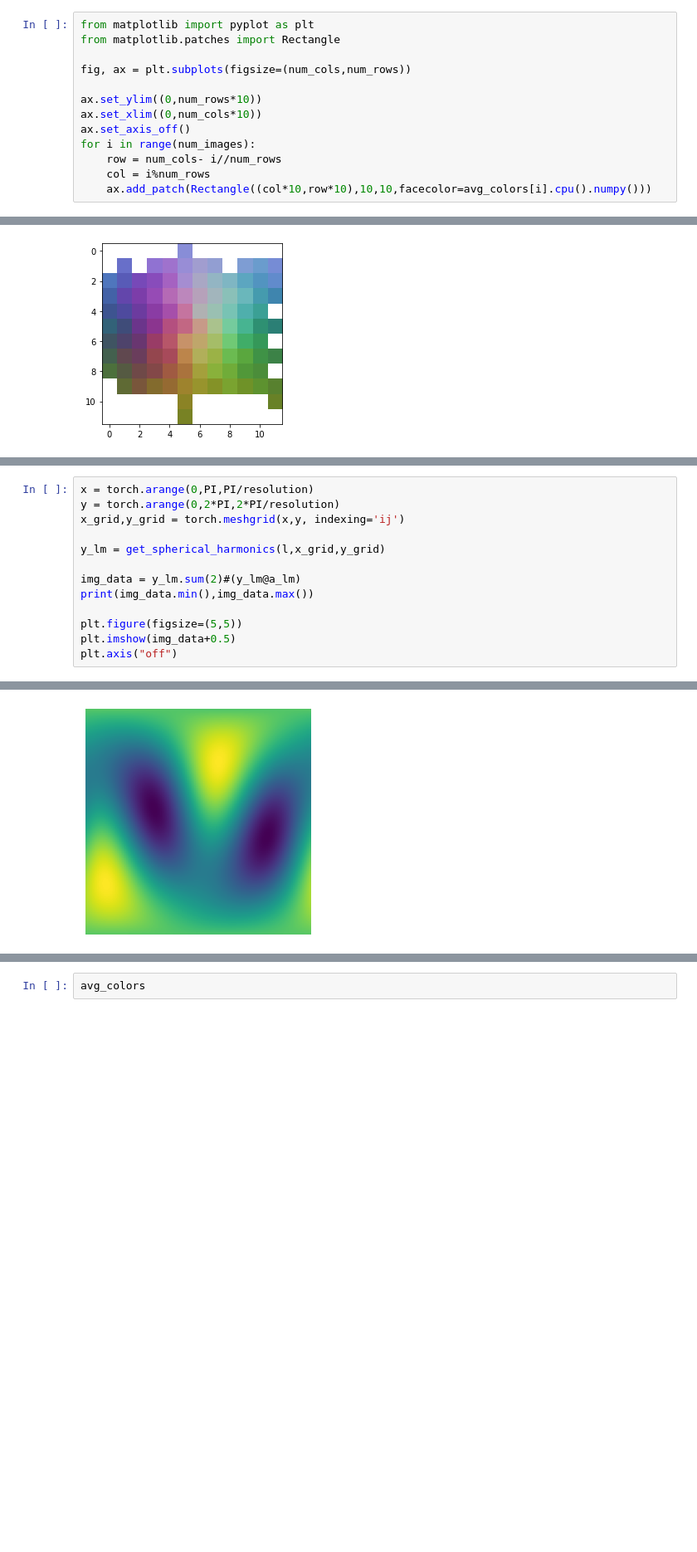
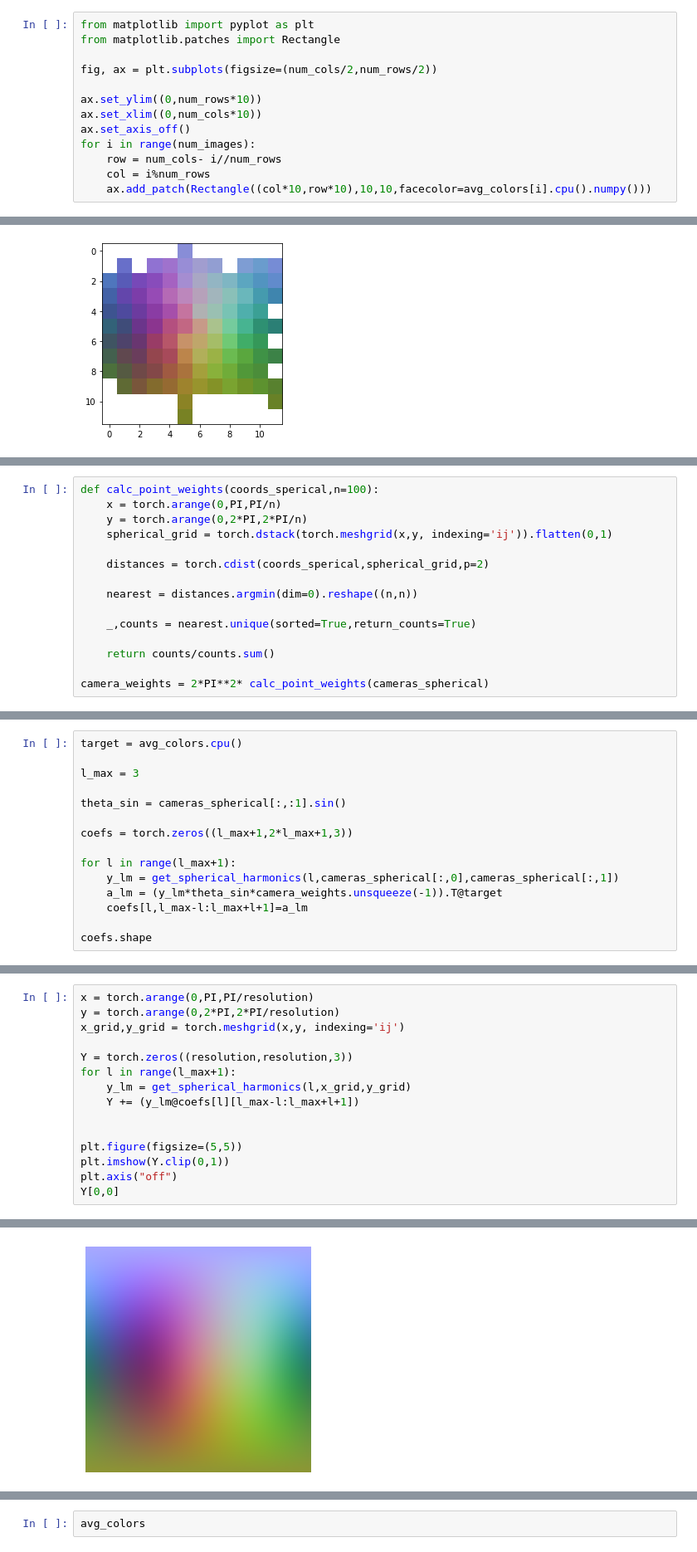
Before and after one commit to KeKsBoTer/punctum, a Jupyter notebook: dataset/dataset_creation.ipynb, the cells around one changed output, grey strips where cells are left out. Shown at 83% size. Saved outputs shown, nothing was run; the diff lists cells and outputs as text; blank space fills up the shorter version.

```diff
--- a/dataset/dataset_creation.ipynb
+++ b/dataset/dataset_creation.ipynb
@@ -64,7 +64,7 @@ for i in range(num_rows*num_cols):
 from matplotlib import pyplot as plt
 from matplotlib.patches import Rectangle
 
-fig, ax = plt.subplots(figsize=(num_cols,num_rows))
+fig, ax = plt.subplots(figsize=(num_cols/2,num_rows/2))
 
 ax.set_ylim((0,num_rows*10))
 ax.set_xlim((0,num_cols*10))
@@ -155,0 +165,15 @@ y_lm.shape, a_lm.shape
+# %%
+def calc_point_weights(coords_sperical,n=100):
+    x = torch.arange(0,PI,PI/n)
+    y = torch.arange(0,2*PI,2*PI/n)
+    spherical_grid = torch.dstack(torch.meshgrid(x,y, indexing='ij')).flatten(0,1)
+
+    distances = torch.cdist(coords_sperical,spherical_grid,p=2)
+
+    nearest = distances.argmin(dim=0).reshape((n,n))
+
+    _,counts = nearest.unique(sorted=True,return_counts=True)
+
+    return counts/counts.sum()
+
+camera_weights = 2*PI**2* calc_point_weights(cameras_spherical)
@@ -155,0 +212,15 @@ y_lm.shape, a_lm.shape
+# %%
+target = avg_colors.cpu()
+
+l_max = 3
+
+theta_sin = cameras_spherical[:,:1].sin()
+
+coefs = torch.zeros((l_max+1,2*l_max+1,3))
+
+for l in range(l_max+1):
+    y_lm = get_spherical_harmonics(l,cameras_spherical[:,0],cameras_spherical[:,1])
+    a_lm = (y_lm*theta_sin*camera_weights.unsqueeze(-1)).T@target
+    coefs[l,l_max-l:l_max+l+1]=a_lm
+
+coefs.shape
@@ -158,12 +231,14 @@ x = torch.arange(0,PI,PI/resolution)
 y = torch.arange(0,2*PI,2*PI/resolution)
 x_grid,y_grid = torch.meshgrid(x,y, indexing='ij')
 
-y_lm = get_spherical_harmonics(l,x_grid,y_grid)
+Y = torch.zeros((resolution,resolution,3))
+for l in range(l_max+1):
+    y_lm = get_spherical_harmonics(l,x_grid,y_grid)
+    Y += (y_lm@coefs[l][l_max-l:l_max+l+1])
 
-img_data = y_lm.sum(2)#(y_lm@a_lm)
-print(img_data.min(),img_data.max())
 
 plt.figure(figsize=(5,5))
-plt.imshow(img_data+0.5)
+plt.imshow(Y.clip(0,1))
 plt.axis("off")
+Y[0,0]
 # %% [output]
@@ -172 +246 @@ tensor(-1.1475) tensor(1.2829)
-[figure, old version]
+[figure, new version]
```
Also changed, not shown: parts of 19 cells of this notebook, 2 other files.
